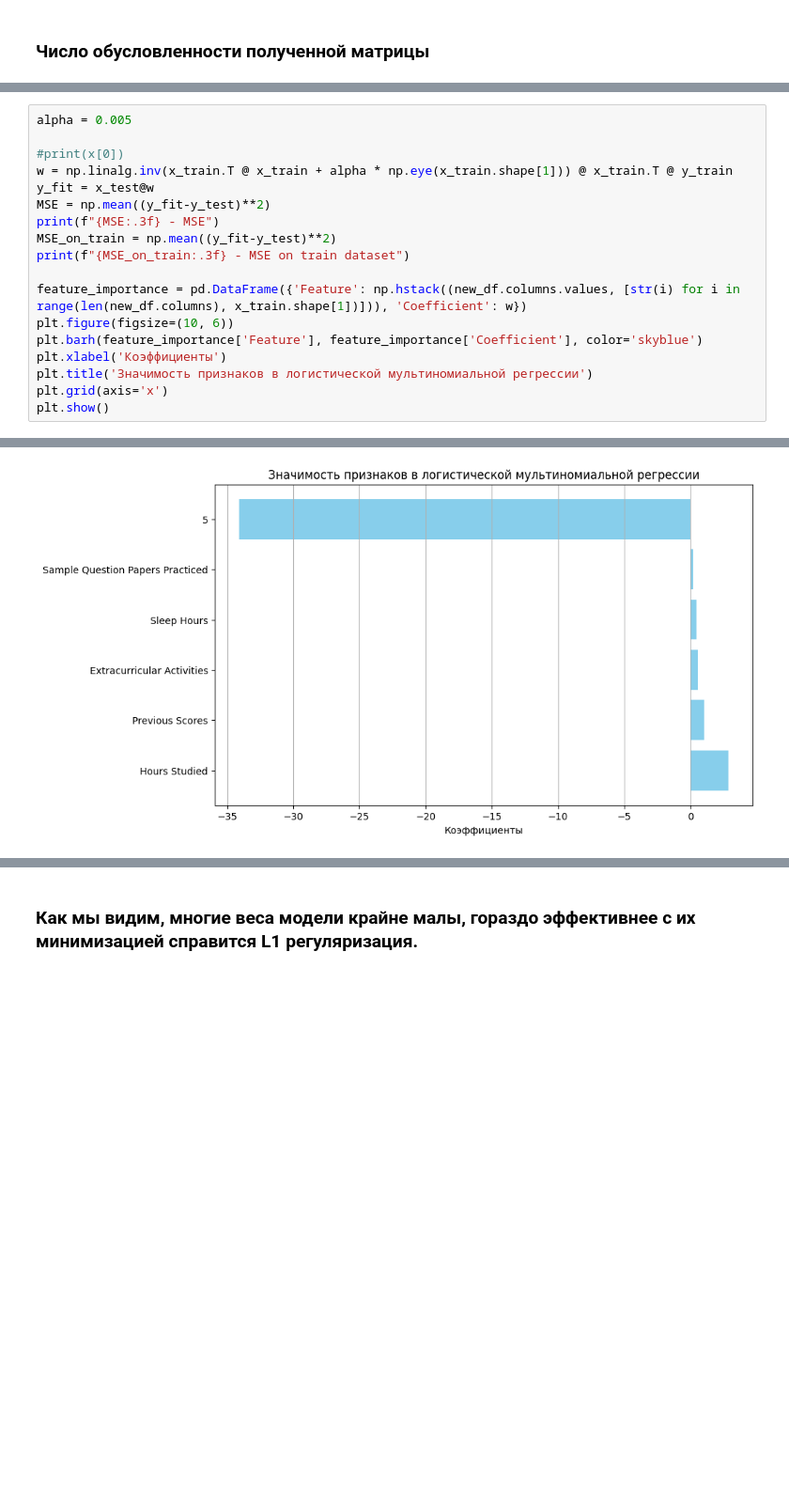
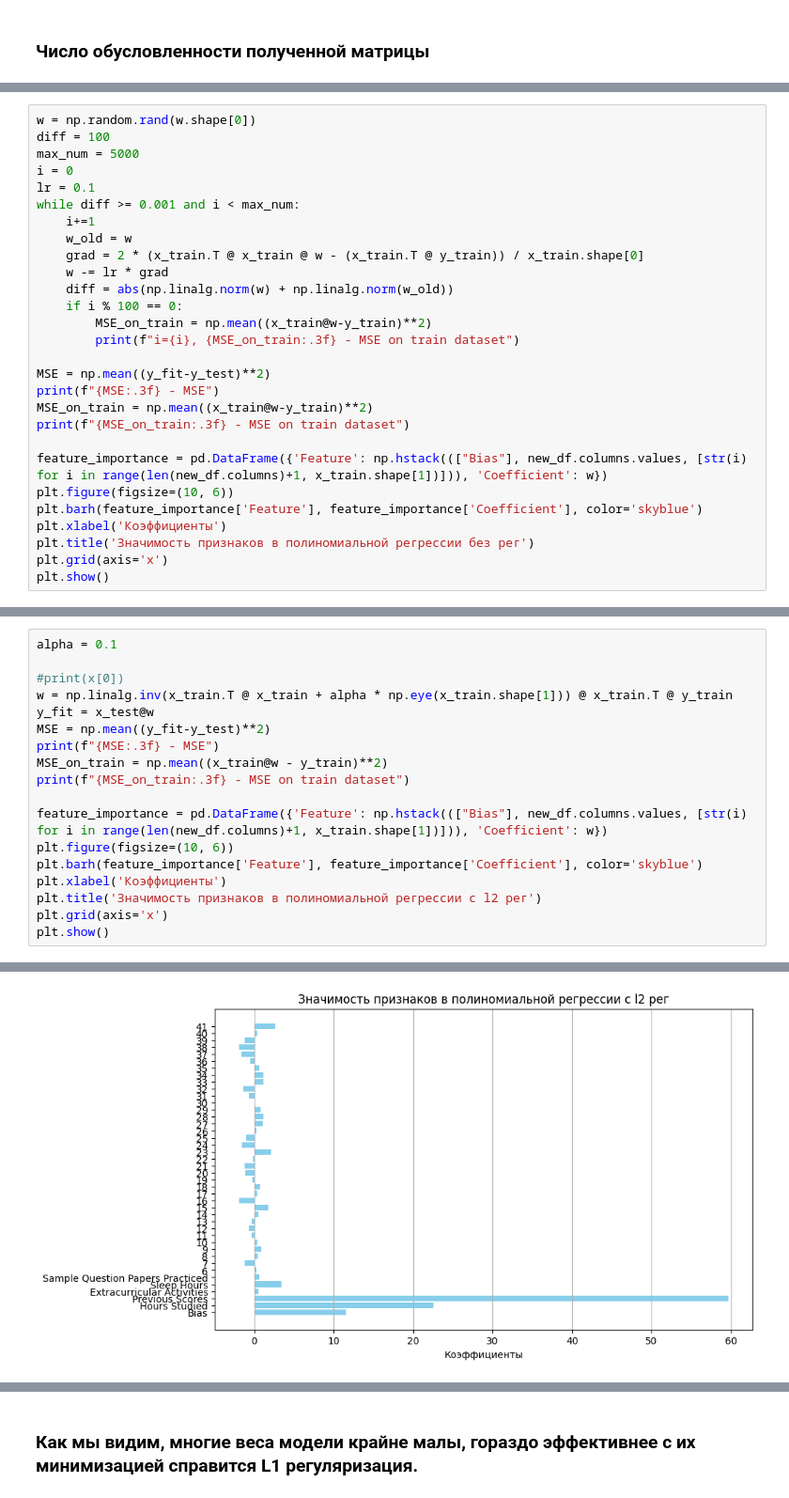
Before and after one commit to romkaimp/MS, a Jupyter notebook: Polynomial_regression.ipynb, the cells around one changed output, grey strips where cells are left out. Shown: that part at 94% size. Cells and saved outputs as stored; diff of their text form; blank space fills up the shorter version.

```diff
--- a/Polynomial_regression.ipynb
+++ b/Polynomial_regression.ipynb
@@ -119,0 +109,28 @@ print(w, len(w), np.linalg.norm(w))
+# %%
+w = np.random.rand(w.shape[0])
+diff = 100
+max_num = 5000
+i = 0
+lr = 0.1
+while diff >= 0.001 and i < max_num:
+    i+=1
+    w_old = w
+    grad = 2 * (x_train.T @ x_train @ w - (x_train.T @ y_train)) / x_train.shape[0]
+    w -= lr * grad
+    diff = abs(np.linalg.norm(w) + np.linalg.norm(w_old))
+    if i % 100 == 0:
+        MSE_on_train = np.mean((x_train@w-y_train)**2)
+        print(f"i={i}, {MSE_on_train:.3f} - MSE on train dataset")
+
+MSE = np.mean((y_fit-y_test)**2)
+print(f"{MSE:.3f} - MSE")
+MSE_on_train = np.mean((x_train@w-y_train)**2)
+print(f"{MSE_on_train:.3f} - MSE on train dataset")
+
+feature_importance = pd.DataFrame({'Feature': np.hstack((["Bias"], new_df.columns.values, [str(i) for i in range(len(new_df.columns)+1, x_train.shape[1])])), 'Coefficient': w})
+plt.figure(figsize=(10, 6))
+plt.barh(feature_importance['Feature'], feature_importance['Coefficient'], color='skyblue')
+plt.xlabel('Коэффициенты')
+plt.title('Значимость признаков в полиномиальной регрессии без рег')
+plt.grid(axis='x')
+plt.show()
@@ -120,19 +158,19 @@ print(w, len(w), np.linalg.norm(w))
 # %%
-alpha = 0.005
+alpha = 0.1
 
 #print(x[0])
 w = np.linalg.inv(x_train.T @ x_train + alpha * np.eye(x_train.shape[1])) @ x_train.T @ y_train
 y_fit = x_test@w
 MSE = np.mean((y_fit-y_test)**2)
 print(f"{MSE:.3f} - MSE")
-MSE_on_train = np.mean((y_fit-y_test)**2)
+MSE_on_train = np.mean((x_train@w - y_train)**2)
 print(f"{MSE_on_train:.3f} - MSE on train dataset")
 
-feature_importance = pd.DataFrame({'Feature': np.hstack((new_df.columns.values, [str(i) for i in range(len(new_df.columns), x_train.shape[1])])), 'Coefficient': w})
+feature_importance = pd.DataFrame({'Feature': np.hstack((["Bias"], new_df.columns.values, [str(i) for i in range(len(new_df.columns)+1, x_train.shape[1])])), 'Coefficient': w})
 plt.figure(figsize=(10, 6))
 plt.barh(feature_importance['Feature'], feature_importance['Coefficient'], color='skyblue')
 plt.xlabel('Коэффициенты')
-plt.title('Значимость признаков в логистической мультиномиальной регрессии')
+plt.title('Значимость признаков в полиномиальной регрессии с l2 рег')
 plt.grid(axis='x')
 plt.show()
 # %% [output]
@@ -141,4 +179,4 @@ plt.show()
-[figure, old version]
+[figure, new version]
 # %%
 print(w, len(w), np.linalg.norm(w))
 # %% [output]
```
Also changed, not shown: parts of 16 cells of this notebook, 3 other files.
